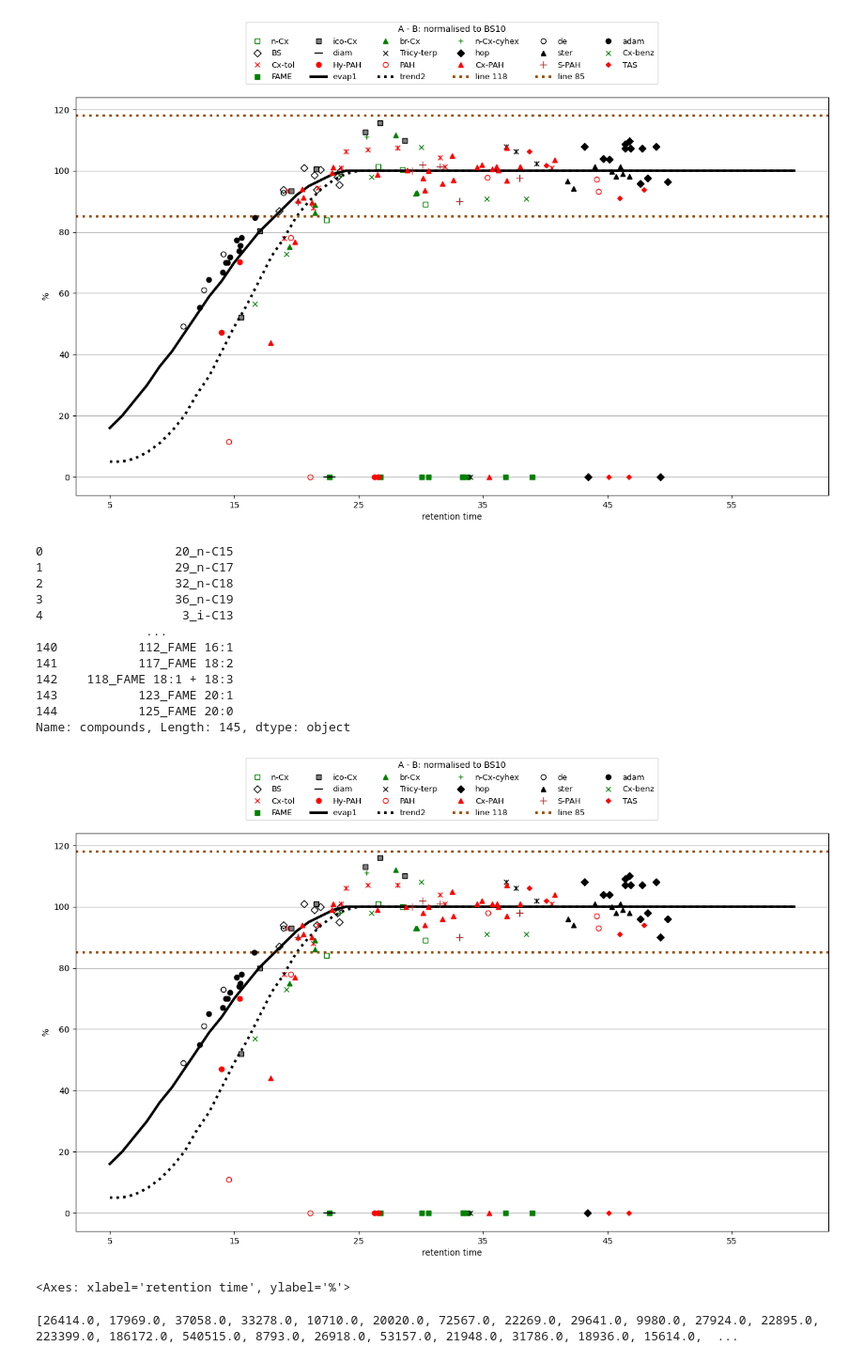
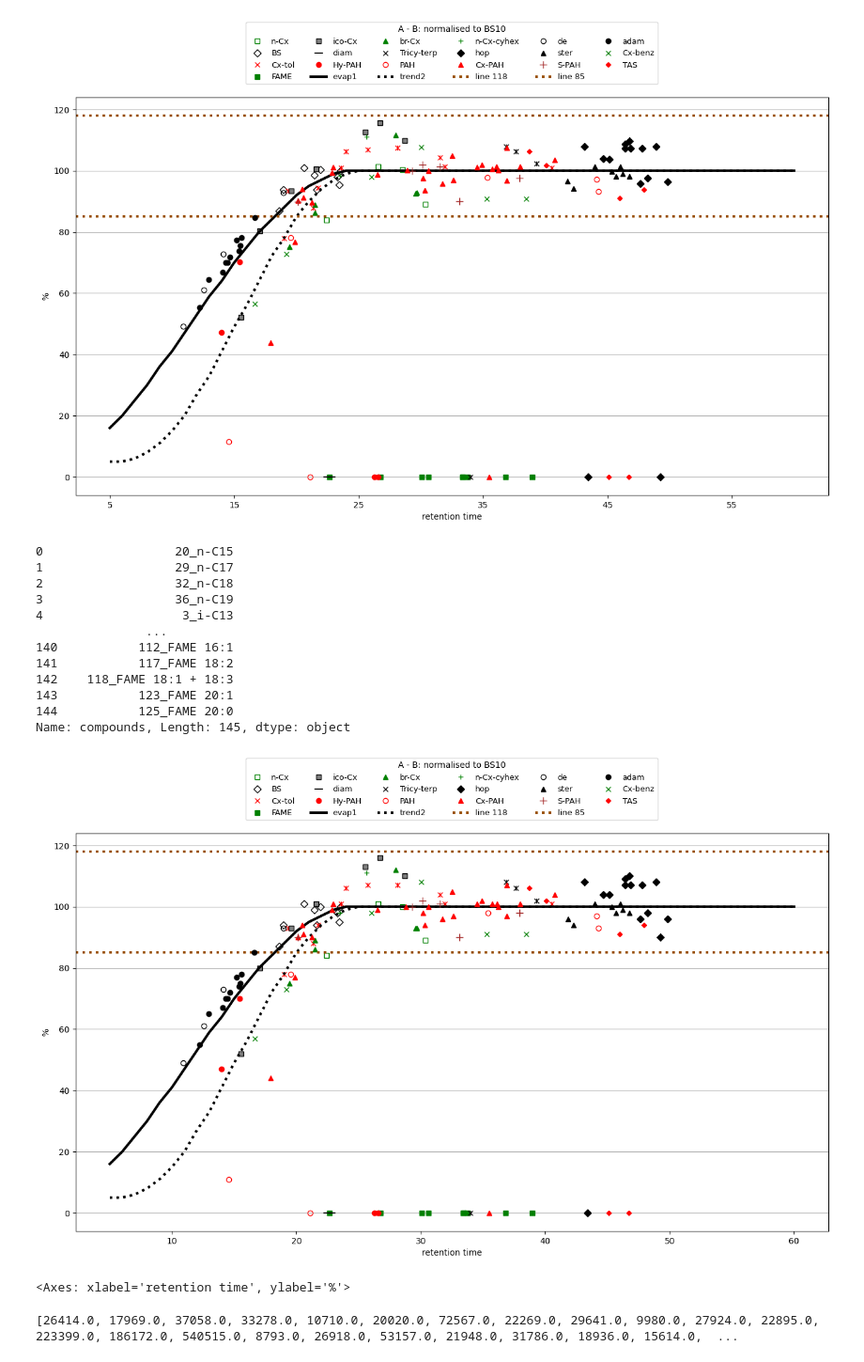
Before and after one commit to hazywho/Python, a Jupyter notebook: Outside Work/matplotlib-tutorial.ipynb, the cells around one changed output. Shown: that part at 94% size. Drawn from its saved outputs; the diff is of its cells as text; code cells hidden in the pictures.

```diff
--- a/Outside Work/matplotlib-tutorial.ipynb
+++ b/Outside Work/matplotlib-tutorial.ipynb
@@ -630,35 +630,35 @@ def makeGraph_line(input=r"C:\Users\zanyi\OneDrive\Git hub\Python\Outside Work\L
 
 
     ax.set_xlabel("retention time", loc='center')
     ax.set_ylabel('%')
     pos = ax.get_position()
     ax.set_position([pos.x0, pos.y0, pos.width, pos.height * 0.85])
     ax.legend(
         loc='upper center',
         bbox_to_anchor=(0.5,1.2),
         ncol = 6,
         title = "A - B: normalised to BS10",
         fontsize = 9.4,
         )
     plt.grid(axis = "y")
     plt.savefig(o_dir +"/"+ name)
     plt.show()
     return ax
-makeGraph_line(setSize=True)
+makeGraph_line(setSize=False)
 # %% [output]
 0                  20_n-C15
 1                  29_n-C17
 2                  32_n-C18
 3                  36_n-C19
 4                   3_i-C13
                ...
 140           112_FAME 16:1
 141           117_FAME 18:2
 142    118_FAME 18:1 + 18:3
 143           123_FAME 20:1
 144           125_FAME 20:0
 Name: compounds, Length: 145, dtype: object
-[figure, old version]
+[figure, new version]
 <Axes: xlabel='retention time', ylabel='%'>
 # %%
 def calculate(name="2_1,2-DM-Adam",input_path=r"C:\Users\zanyi\OneDrive\Git hub\Python\Outside Work\DataBase.csv",
```
Also changed, not shown: parts of 1 cell of this notebook, 3 other files.
